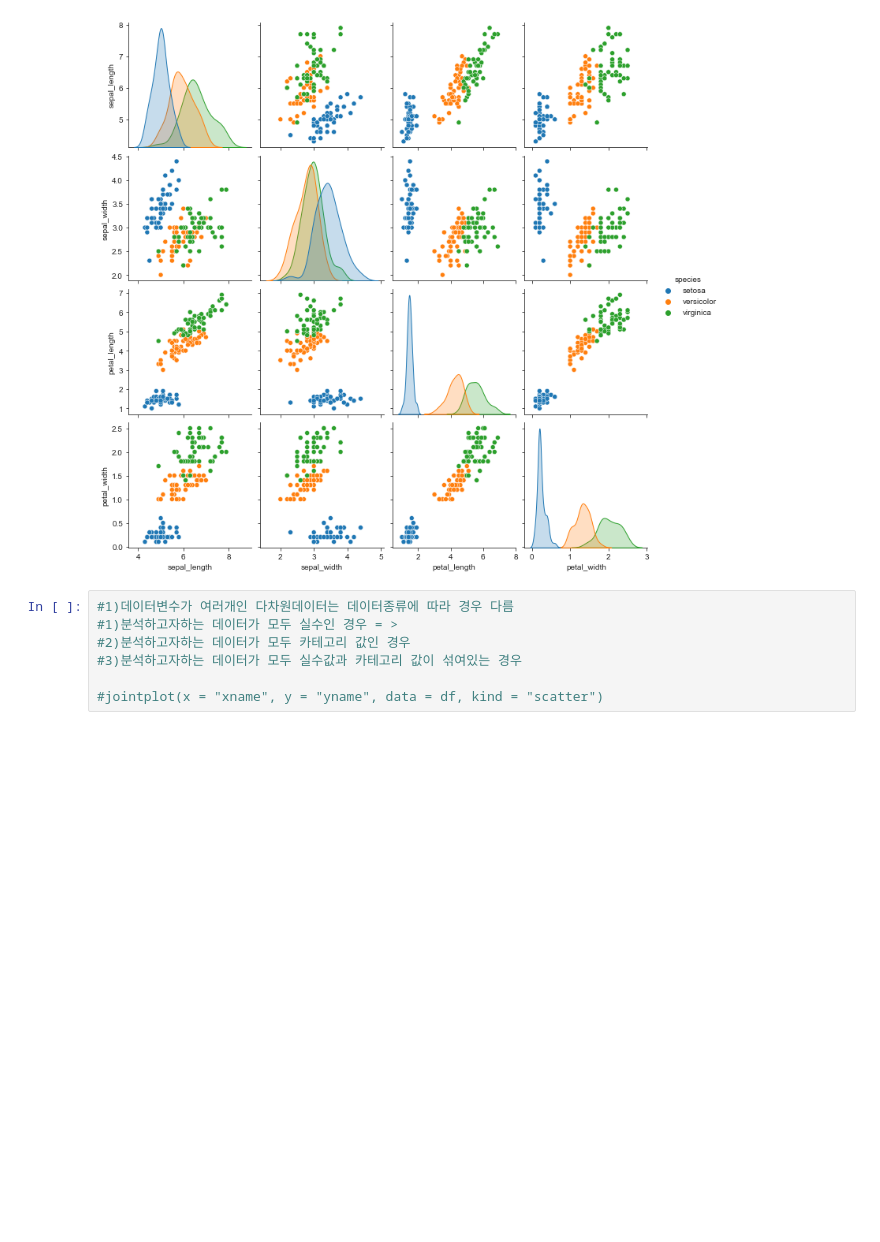
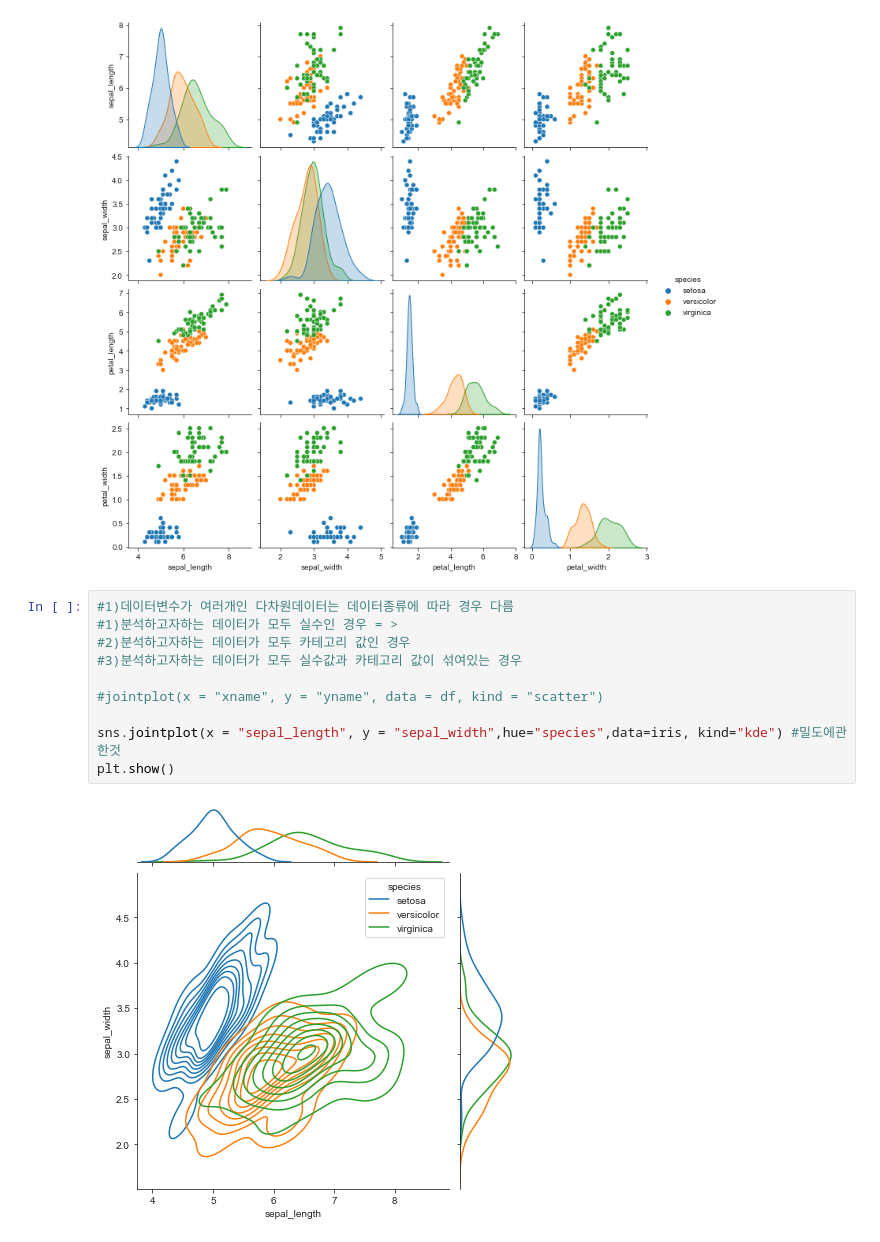
Before and after one commit to yuraoh12/2022python, a Jupyter notebook: seaborn연습.ipynb, the cells around one changed output. Drawn from its saved outputs; the diff is of its cells as text; blank space fills up the shorter version.

```diff
--- a/seaborn연습.ipynb
+++ b/seaborn연습.ipynb
@@ -128,7 +128,12 @@ plt.show()
 # %%
 #1)데이터변수가 여러개인 다차원데이터는 데이터종류에 따라 경우 다름
 #1)분석하고자하는 데이터가 모두 실수인 경우 = >
 #2)분석하고자하는 데이터가 모두 카테고리 값인 경우
 #3)분석하고자하는 데이터가 모두 실수값과 카테고리 값이 섞여있는 경우
 
 #jointplot(x = "xname", y = "yname", data = df, kind = "scatter")
+
+sns.jointplot(x = "sepal_length", y = "sepal_width",hue="species",data=iris, kind="kde") #밀도에관한것
+plt.show()
+# %% [output]
+[figure, added]
```
Also changed, not shown: 3 other files.
